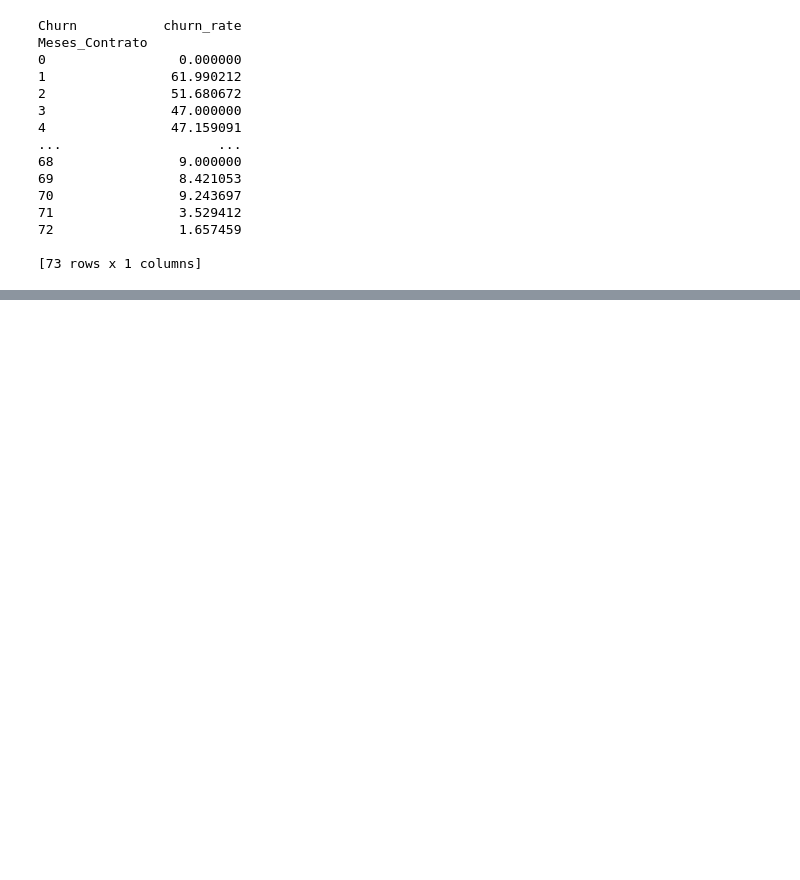
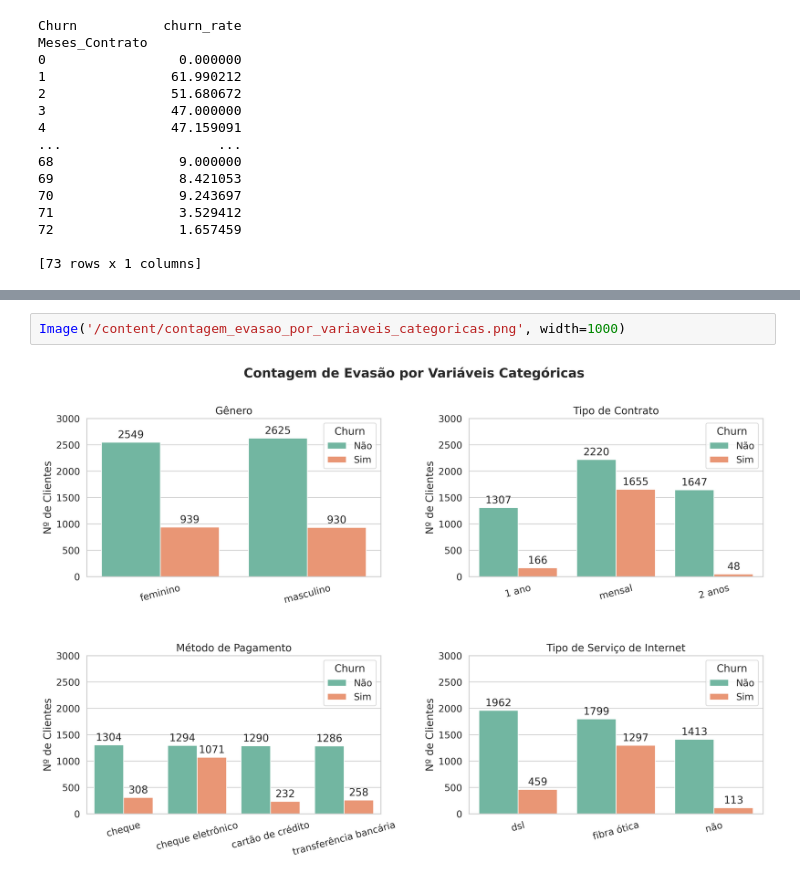
Before and after one commit to rodrigosergiosilva/challenge-telecom-x, a Jupyter notebook: TelecomX_BR.ipynb, the cells around one changed output, grey strips where cells are left out. Drawn from its saved outputs; the diff is of its cells as text; blank space fills up the shorter version.

```diff
--- a/TelecomX_BR.ipynb
+++ b/TelecomX_BR.ipynb
@@ -651,0 +697,4 @@ fig.show()
+# %%
+Image('/content/contagem_evasao_por_variaveis_categoricas.png', width=1000)
+# %% [output]
+[figure, added]
```
Also changed, not shown: parts of 15 cells of this notebook.
